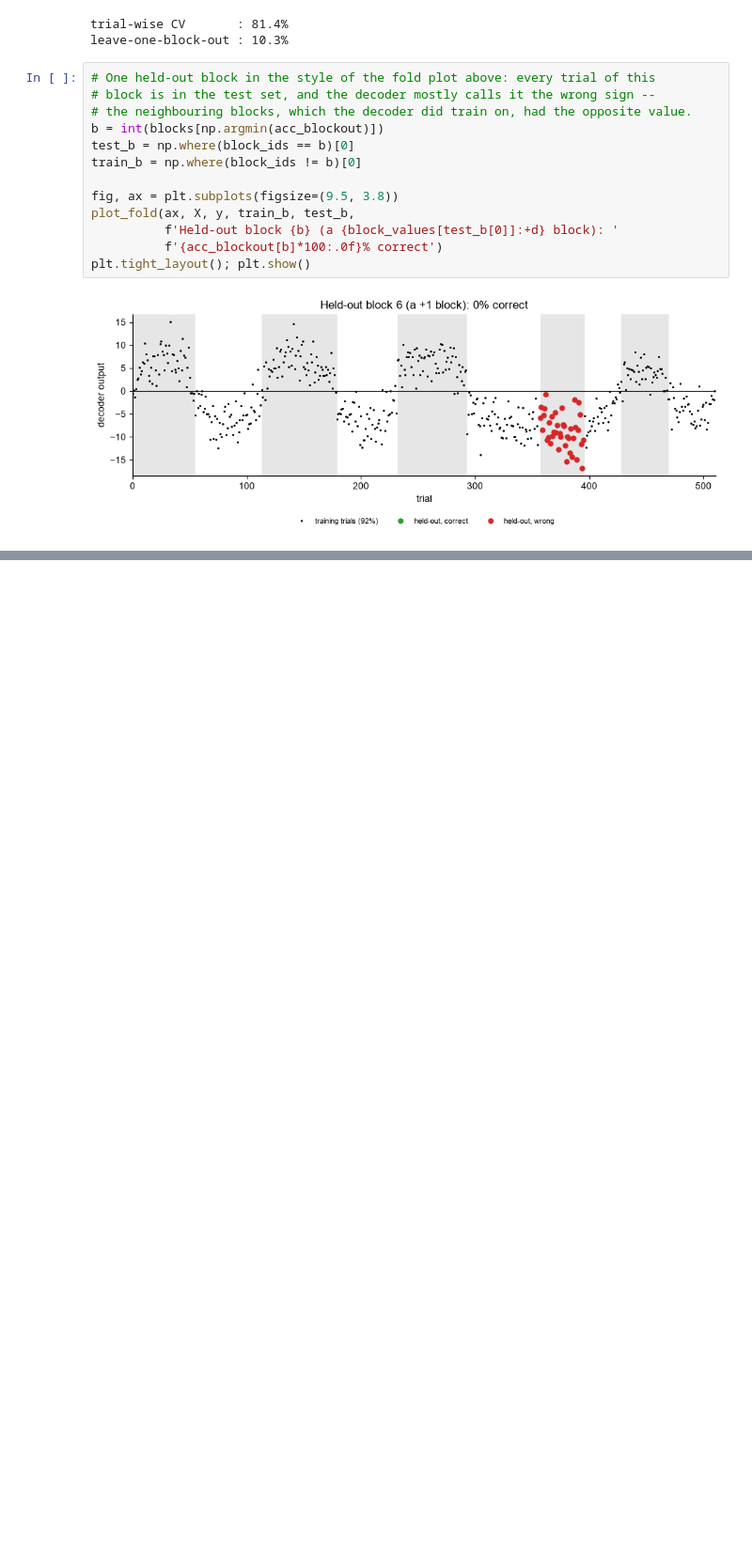
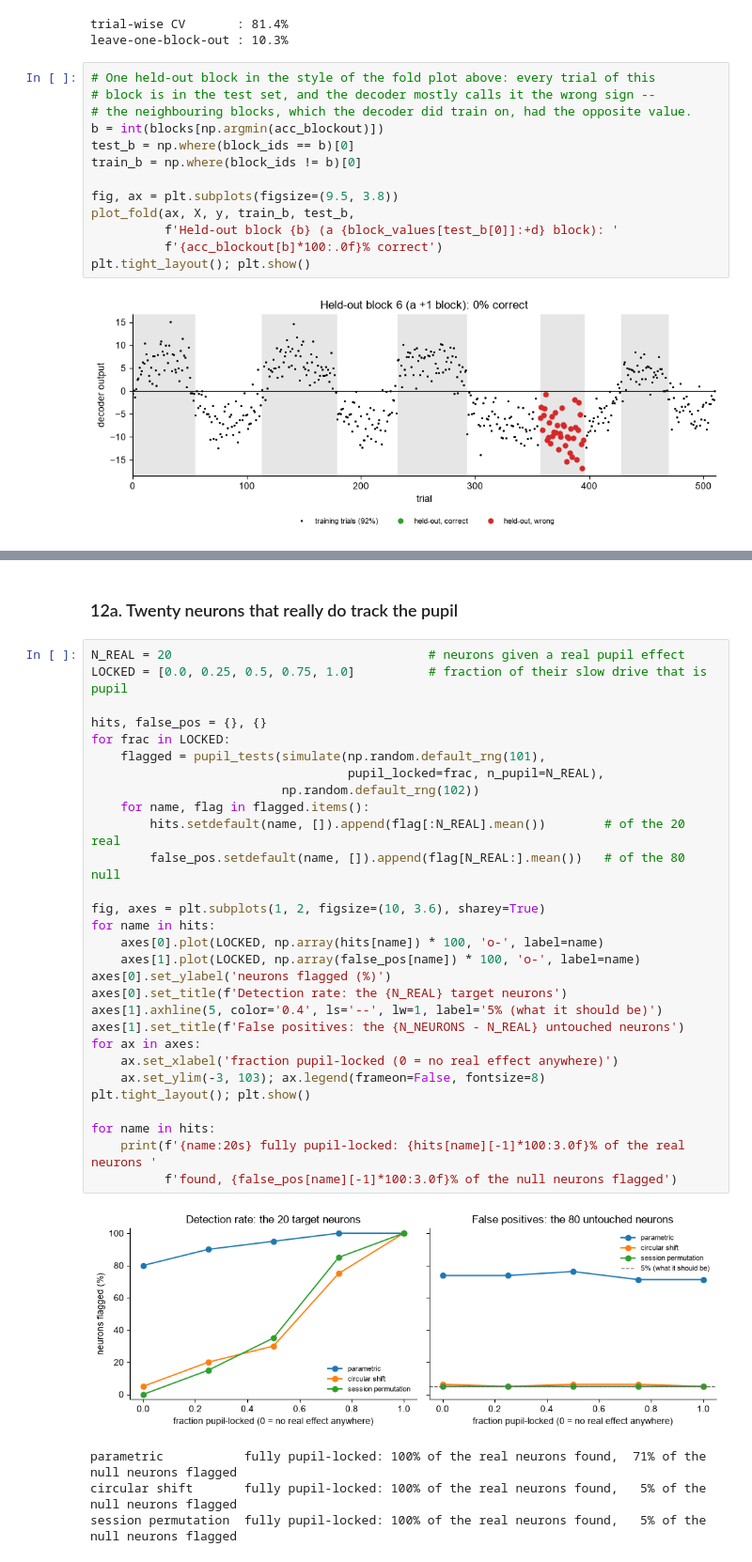
Before and after one commit to SteinmetzLab/GoodAnalysisPractice, a Jupyter notebook: nb4_walkthrough/notebook4_walkthrough.ipynb, the cells around one changed output, grey strips where cells are left out. Shown at 94% size. Drawn from its saved outputs; the diff is of its cells as text; blank space fills up the shorter version.

```diff
--- a/nb4_walkthrough/notebook4_walkthrough.ipynb
+++ b/nb4_walkthrough/notebook4_walkthrough.ipynb
@@ -644,0 +770,36 @@ plt.tight_layout(); plt.show()
+# %% [markdown]
+### 12a. Twenty neurons that really do track the pupil
+# %%
+N_REAL = 20                                   # neurons given a real pupil effect
+LOCKED = [0.0, 0.25, 0.5, 0.75, 1.0]          # fraction of their slow drive that is pupil
+
+hits, false_pos = {}, {}
+for frac in LOCKED:
+    flagged = pupil_tests(simulate(np.random.default_rng(101),
+                                   pupil_locked=frac, n_pupil=N_REAL),
+                          np.random.default_rng(102))
+    for name, flag in flagged.items():
+        hits.setdefault(name, []).append(flag[:N_REAL].mean())        # of the 20 real
+        false_pos.setdefault(name, []).append(flag[N_REAL:].mean())   # of the 80 null
+
+fig, axes = plt.subplots(1, 2, figsize=(10, 3.6), sharey=True)
+for name in hits:
+    axes[0].plot(LOCKED, np.array(hits[name]) * 100, 'o-', label=name)
+    axes[1].plot(LOCKED, np.array(false_pos[name]) * 100, 'o-', label=name)
+axes[0].set_ylabel('neurons flagged (%)')
+axes[0].set_title(f'Detection rate: the {N_REAL} target neurons')
+axes[1].axhline(5, color='0.4', ls='--', lw=1, label='5% (what it should be)')
+axes[1].set_title(f'False positives: the {N_NEURONS - N_REAL} untouched neurons')
+for ax in axes:
+    ax.set_xlabel('fraction pupil-locked (0 = no real effect anywhere)')
+    ax.set_ylim(-3, 103); ax.legend(frameon=False, fontsize=8)
+plt.tight_layout(); plt.show()
+
+for name in hits:
+    print(f'{name:20s} fully pupil-locked: {hits[name][-1]*100:3.0f}% of the real neurons '
+          f'found, {false_pos[name][-1]*100:3.0f}% of the null neurons flagged')
+# %% [output]
+[figure, added]
+parametric           fully pupil-locked: 100% of the real neurons found,  71% of the null neurons flagged
+circular shift       fully pupil-locked: 100% of the real neurons found,   5% of the null neurons flagged
+session permutation  fully pupil-locked: 100% of the real neurons found,   5% of the null neurons flagged
```
Also changed, not shown: parts of 19 cells of this notebook, 3 other files.
